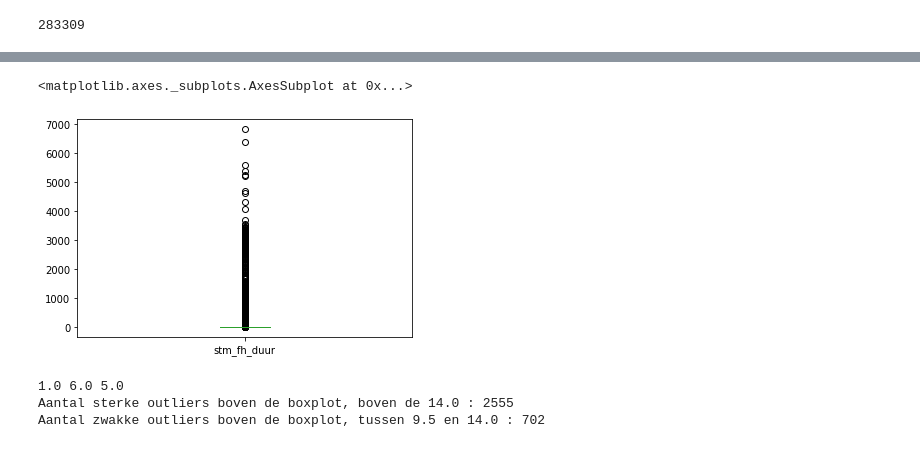
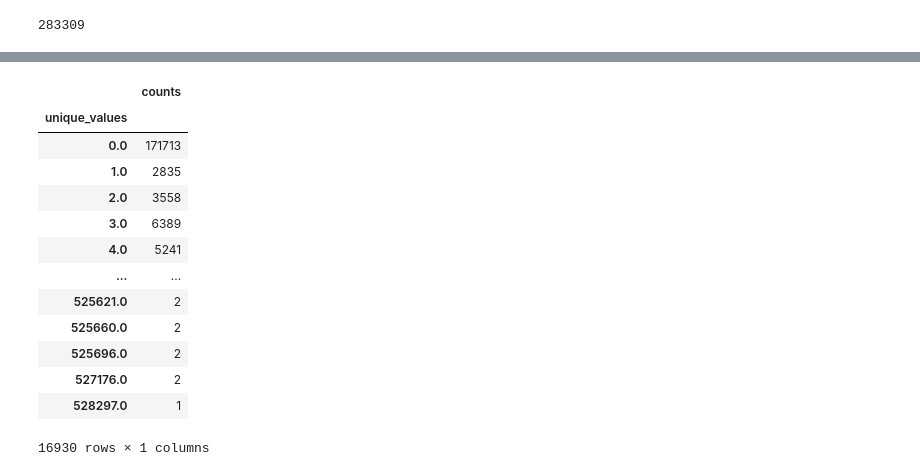
Before and after one commit to AmaryllisLee/DDB_Prorail, a Jupyter notebook: project_ProRail.ipynb, the cells around one changed output, grey strips where cells are left out. Drawn from its saved outputs; the diff is of its cells as text; code cells hidden in the pictures.

```diff
--- a/project_ProRail.ipynb
+++ b/project_ProRail.ipynb
@@ -499,27 +495,19 @@ Name: stm_fh_duur, Length: 16929, dtype: int64
-# %%
-n.plot.box()
-# %% [output]
-<matplotlib.axes._subplots.AxesSubplot at 0x...>
-[figure, removed]
-# %%
-percentile = np.percentile(n, [25,50,75])
-Q1 = percentile[0]
-Q3 = percentile[2]
-IQR = Q3 - Q1
-print(Q1, Q3, IQR)
-#Kleinste en grootste niet-uitschieter
-#kleinste niet uitschieter
-kns = Q1 - 1.5 * IQR
-#grootste niet uitscieter
-gns = Q3 + 1.5 * IQR
-
-zwakke_lower = n[(n<=q1-1.5*iqr)&(n>q1-3*iqr)].count()
-sterke_lower =n[n<q1-3*iqr].count()
-zwakke_upper = n[(n>=q3+1.5*iqr)&(n<q3+3*iqr)].count()
-sterke_upper = n[n>q3+3*iqr].count()
-print("Aantal sterke outliers boven de boxplot, boven de {} : {}".format(q3+3*iqr, sterke_upper))
-print("Aantal zwakke outliers boven de boxplot, tussen {} en {} : {}".format(q3+1.5*iqr,q3+3*iqr, zwakke_upper))
-# %% [output]
-1.0 6.0 5.0
-Aantal sterke outliers boven de boxplot, boven de 14.0 : 2555
-Aantal zwakke outliers boven de boxplot, tussen 9.5 en 14.0 : 702
+# %%
+df3 = df2['stm_fh_duur'].value_counts().rename_axis(c).to_frame('counts')
+df3 = df3.sort_values(by=['unique_values'])
+df3
+# %% [output]
+|  | counts |
+| unique_values |  |
+| 0.0 | 171713 |
+| 1.0 | 2835 |
+| 2.0 | 3558 |
+| 3.0 | 6389 |
+| 4.0 | 5241 |
+| ... | ... |
+| 525621.0 | 2 |
+| 525660.0 | 2 |
+| 525696.0 | 2 |
+| 527176.0 | 2 |
+| 528297.0 | 1 |
+16930 rows × 1 columns
```
Also changed, not shown: parts of 8 cells of this notebook.
